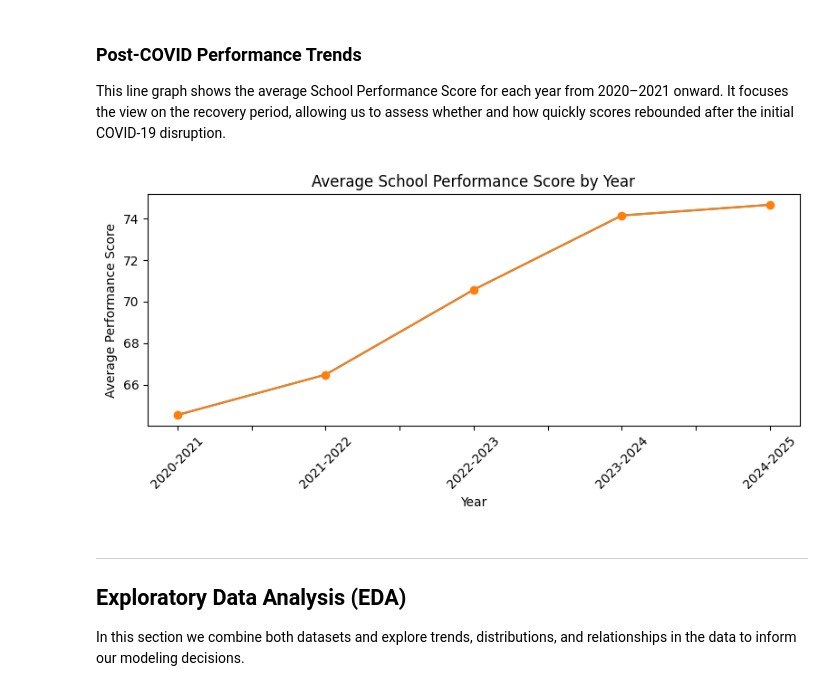
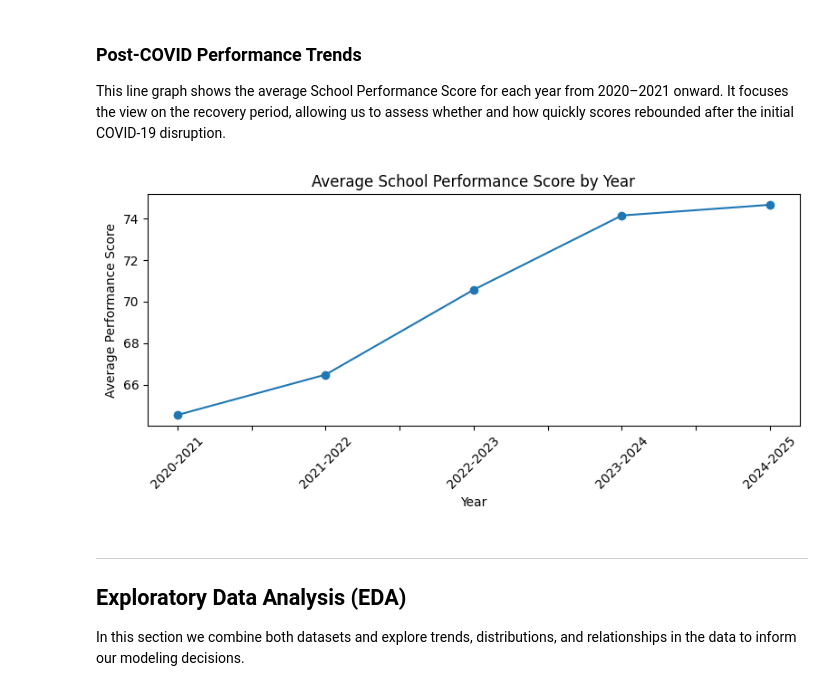
Before and after one commit to sphil5/sphil5.github.io, a Jupyter notebook: Phillips_Aponte_M2.ipynb, the cells around one changed output. Cells and saved outputs as stored; diff of their text form; code cells hidden in the pictures.

```diff
--- a/Phillips_Aponte_M2.ipynb
+++ b/Phillips_Aponte_M2.ipynb
@@ -268,7 +279,7 @@ We cleaned up this dataset by performing the following steps:
 - Verified data types and remaining missing values
 # %%
 # Load dataset
-df_postcovid = pd.read_excel("../content/sphil5.github.io/data/academic_metrics.xlsx")
+df_postcovid = pd.read_excel("/content/sphil5.github.io/data/academic_metrics.xlsx")
 df_postcovid.head()
 # %% [output]
 |  | School Name | School Year | Site Code | School Type | Grade Configuration | Subgroup | Domain | ... |
@@ -396,19 +407,18 @@ This line graph shows the average School Performance Score for each year from 20
 # %%
 import matplotlib.pyplot as plt
 
 # Plot the change in the average performance score throughout the  school years.
-avg_performance_per_year.plot()
+avg_performance_per_year.plot(marker="o", figsize=(8, 4))
 
 # Label the graph
-avg_performance_per_year.plot(marker="o", figsize=(8, 4))
 plt.title("Average School Performance Score by Year")
 plt.xlabel("Year")
 plt.ylabel("Average Performance Score")
 plt.xticks(rotation=45)
 plt.tight_layout()
 plt.show()
 # %% [output]
-[figure, old version]
+[figure, new version]
 # %% [markdown]
 ---
 
```
Also changed, not shown: parts of 26 cells of this notebook, 1 other file.
